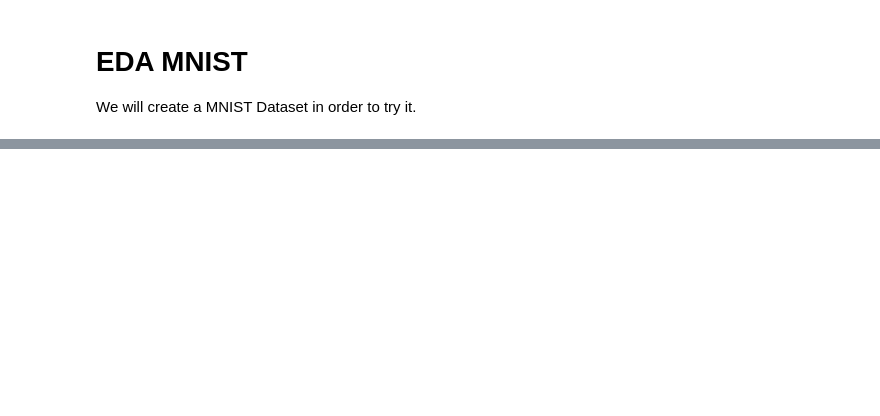
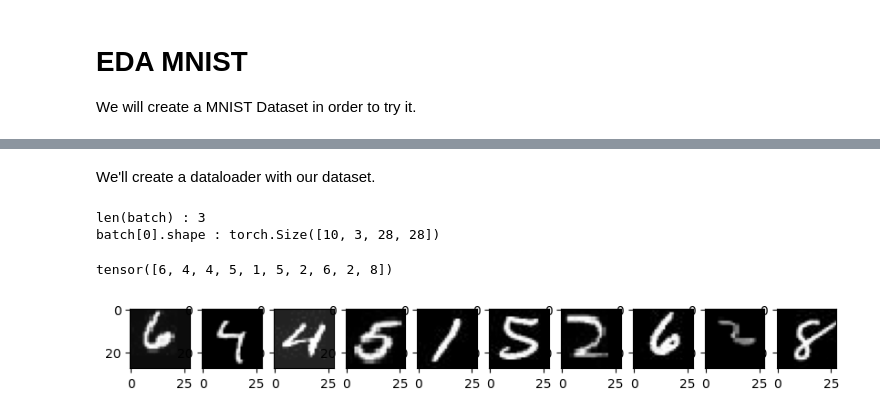
Before and after one commit to FrsECM/pytorch_training_simplon, a Jupyter notebook: notebooks/eda_mnist.ipynb, the cells around one changed output, grey strips where cells are left out. Saved outputs shown, nothing was run; the diff lists cells and outputs as text; code cells hidden in the pictures; blank space fills up the shorter version.

```diff
--- a/notebooks/eda_mnist.ipynb
+++ b/notebooks/eda_mnist.ipynb
@@ -31,0 +31,27 @@ plt.show()
+# %% [markdown]
+We'll create a dataloader with our dataset.
+# %%
+from torch.utils.data import DataLoader
+import os
+train_loader = DataLoader(cls_dataset,batch_size=10,shuffle=True,num_workers=os.cpu_count())
+# %%
+batch = next(iter(train_loader))
+# %%
+print(f'len(batch) : {len(batch)}')
+print(f'batch[0].shape : {batch[0].shape}')
+# %% [output]
+len(batch) : 3
+batch[0].shape : torch.Size([10, 3, 28, 28])
+# %%
+batch[1]
+# %% [output]
+tensor([6, 4, 4, 5, 1, 5, 2, 6, 2, 8])
+# %%
+import matplotlib.pyplot as plt
+fig,ax = plt.subplots(1,10,figsize=(10,1))
+for i,img_torch in enumerate(batch[0]):
+    np_img = (127.5*(img_torch.permute(1,2,0)+1)).numpy()
+    ax[i].imshow(np_img)
+plt.show()
+# %% [output]
+[figure, added]
```
Also changed, not shown: parts of 2 cells of this notebook, 7 other files.
